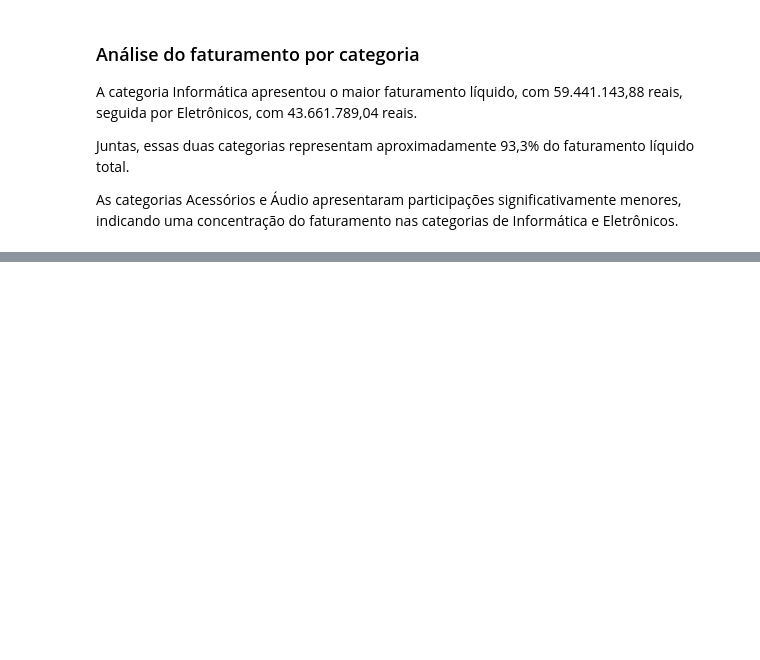
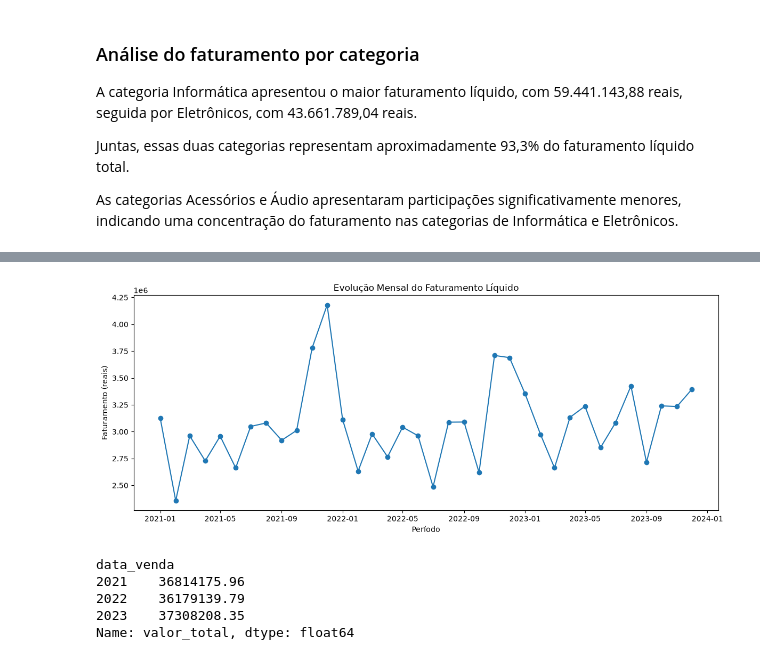
Before and after one commit to Wendel-454/projeto_final, a Jupyter notebook: projeto_final/Script_projeto_final.ipynb, the cells around one changed output, grey strips where cells are left out. Saved outputs shown, nothing was run; the diff lists cells and outputs as text; code cells hidden in the pictures; blank space fills up the shorter version.

Commit message:
feat: adiciona análise temporal e gráficos de faturamento

```diff
--- a/projeto_final/Script_projeto_final.ipynb
+++ b/projeto_final/Script_projeto_final.ipynb
@@ -504,0 +509,8 @@ As categorias Acessórios e Áudio apresentaram participações significativamen
+# %%
+#Removendo registros sem datas válidas para as análises temporais.
+df_vendas_temporal = df_vendas_concluidas.dropna(
+    subset=['data_venda']
+).copy()
+
+#Conferindo a quantidade de registros após o filtro.
+df_vendas_temporal.shape
@@ -504,0 +519,9 @@ As categorias Acessórios e Áudio apresentaram participações significativamen
+# %%
+#Agrupando o faturamento líquido por mês.
+faturamento_mensal = (
+    df_vendas_temporal
+    .groupby(df_vendas_temporal['data_venda'].dt.to_period('M'))['valor_total']
+    .sum()
+)
+
+faturamento_mensal
@@ -504,0 +546,33 @@ As categorias Acessórios e Áudio apresentaram participações significativamen
+# %%
+#Criando o gráfico de evolução mensal do faturamento.
+plt.figure(figsize=(12, 5))
+
+plt.plot(
+    faturamento_mensal.index.to_timestamp(),
+    faturamento_mensal.values,
+    marker='o'
+)
+
+plt.title('Evolução Mensal do Faturamento Líquido')
+plt.xlabel('Período')
+plt.ylabel('Faturamento (reais)')
+
+plt.tight_layout()
+plt.show()
+# %% [output]
+[figure, added]
+# %%
+#Agrupando o faturamento líquido por ano.
+faturamento_anual = (
+    df_vendas_temporal
+    .groupby(df_vendas_temporal['data_venda'].dt.year)['valor_total']
+    .sum()
+)
+
+faturamento_anual
+# %% [output]
+data_venda
+2021    36814175.96
+2022    36179139.79
+2023    37308208.35
+Name: valor_total, dtype: float64
```
Also changed, not shown: parts of 7 cells of this notebook.
